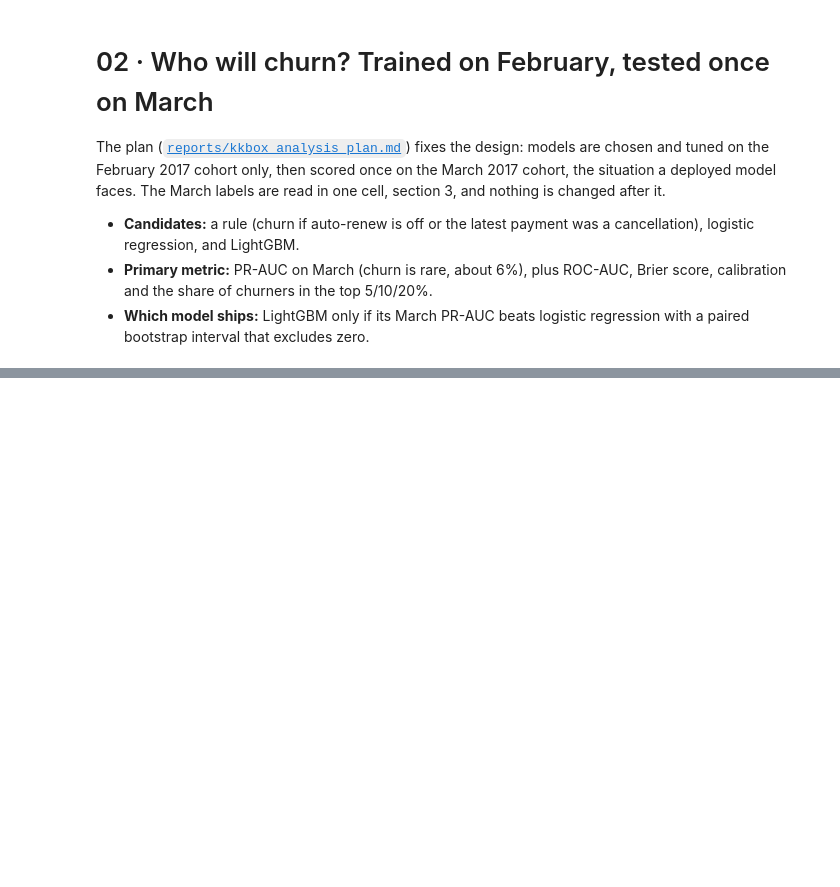
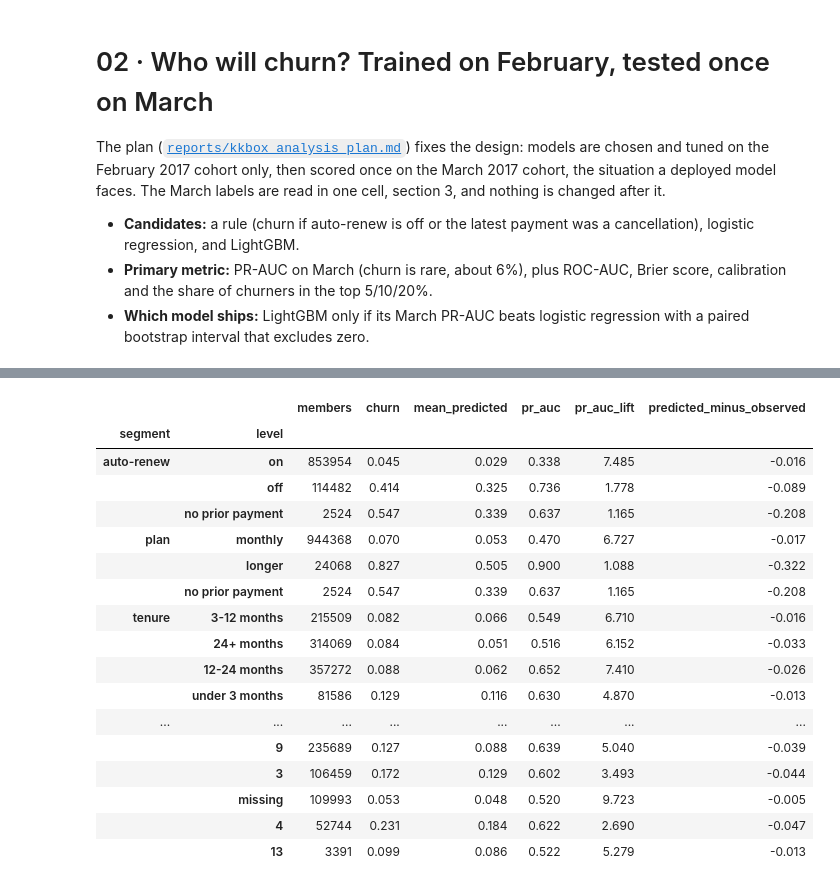
Before and after one commit to janeruxi1/churn-uplift-decisioning, a Jupyter notebook: notebooks/02_kkbox_churn_model.ipynb, the cells around one changed output, grey strips where cells are left out. Drawn from its saved outputs; the diff is of its cells as text; code cells hidden in the pictures; blank space fills up the shorter version.

```diff
--- a/notebooks/02_kkbox_churn_model.ipynb
+++ b/notebooks/02_kkbox_churn_model.ipynb
@@ -212,0 +251,41 @@ On March, the lightgbm model reaches PR-AUC 0.594 against a 9.0% base rate (ROC-
+# %%
+p_ship = p_mar[ship]
+num = mar[["plan_days", "auto_renew", "tenure_days"]].astype(float)   # nullable integers from DuckDB -> NaN
+plan = np.where(num["plan_days"].isna(), "no prior payment", np.where(num["plan_days"] <= 31, "monthly", "longer"))
+renew = num["auto_renew"].map({1.0: "on", 0.0: "off"}).fillna("no prior payment").to_numpy()
+tenure = pd.cut(num["tenure_days"] / 30.4, [-np.inf, 3, 12, 24, np.inf],
+                labels=["under 3 months", "3-12 months", "12-24 months", "24+ months"]).astype(object).fillna("no prior payment").to_numpy()
+SEGMENTS = {"auto-renew": renew, "plan": plan, "tenure": tenure, "gender": mar["gender"].fillna("unknown").to_numpy(),
+            "registered via": mar["registered_via"].fillna("missing").astype(str).to_numpy()}
+rows = []
+for seg, values in SEGMENTS.items():
+    for level in pd.unique(values):
+        m = values == level
+        if m.sum() < 2000 or y_mar[m].sum() < 50:
+            continue
+        rows.append({"segment": seg, "level": str(level), "members": int(m.sum()), "churn": float(y_mar[m].mean()),
+                     "mean_predicted": float(p_ship[m].mean()),
+                     "pr_auc": float(average_precision_score(y_mar[m], p_ship[m]))})
+segments = pd.DataFrame(rows)
+segments["pr_auc_lift"] = segments["pr_auc"] / segments["churn"]
+segments["predicted_minus_observed"] = segments["mean_predicted"] - segments["churn"]
+segments.set_index(["segment", "level"]).round(3)
+# %% [output]
+|  |  | members | churn | mean_predicted | pr_auc | pr_auc_lift | predicted_minus_observed |
+| segment | level |  |  |  |  |  |  |
+| auto-renew | on | 853954 | 0.045 | 0.029 | 0.338 | 7.485 | -0.016 |
+|  | off | 114482 | 0.414 | 0.325 | 0.736 | 1.778 | -0.089 |
+|  | no prior payment | 2524 | 0.547 | 0.339 | 0.637 | 1.165 | -0.208 |
+| plan | monthly | 944368 | 0.070 | 0.053 | 0.470 | 6.727 | -0.017 |
+|  | longer | 24068 | 0.827 | 0.505 | 0.900 | 1.088 | -0.322 |
+|  | no prior payment | 2524 | 0.547 | 0.339 | 0.637 | 1.165 | -0.208 |
+| tenure | 3-12 months | 215509 | 0.082 | 0.066 | 0.549 | 6.710 | -0.016 |
+|  | 24+ months | 314069 | 0.084 | 0.051 | 0.516 | 6.152 | -0.033 |
+|  | 12-24 months | 357272 | 0.088 | 0.062 | 0.652 | 7.410 | -0.026 |
+|  | under 3 months | 81586 | 0.129 | 0.116 | 0.630 | 4.870 | -0.013 |
+| ... | ... | ... | ... | ... | ... | ... | ... |
+|  | 9 | 235689 | 0.127 | 0.088 | 0.639 | 5.040 | -0.039 |
+|  | 3 | 106459 | 0.172 | 0.129 | 0.602 | 3.493 | -0.044 |
+|  | missing | 109993 | 0.053 | 0.048 | 0.520 | 9.723 | -0.005 |
+|  | 4 | 52744 | 0.231 | 0.184 | 0.622 | 2.690 | -0.047 |
+|  | 13 | 3391 | 0.099 | 0.086 | 0.522 | 5.279 | -0.013 |
```
Also changed, not shown: parts of 31 cells of this notebook, 30 other files.
